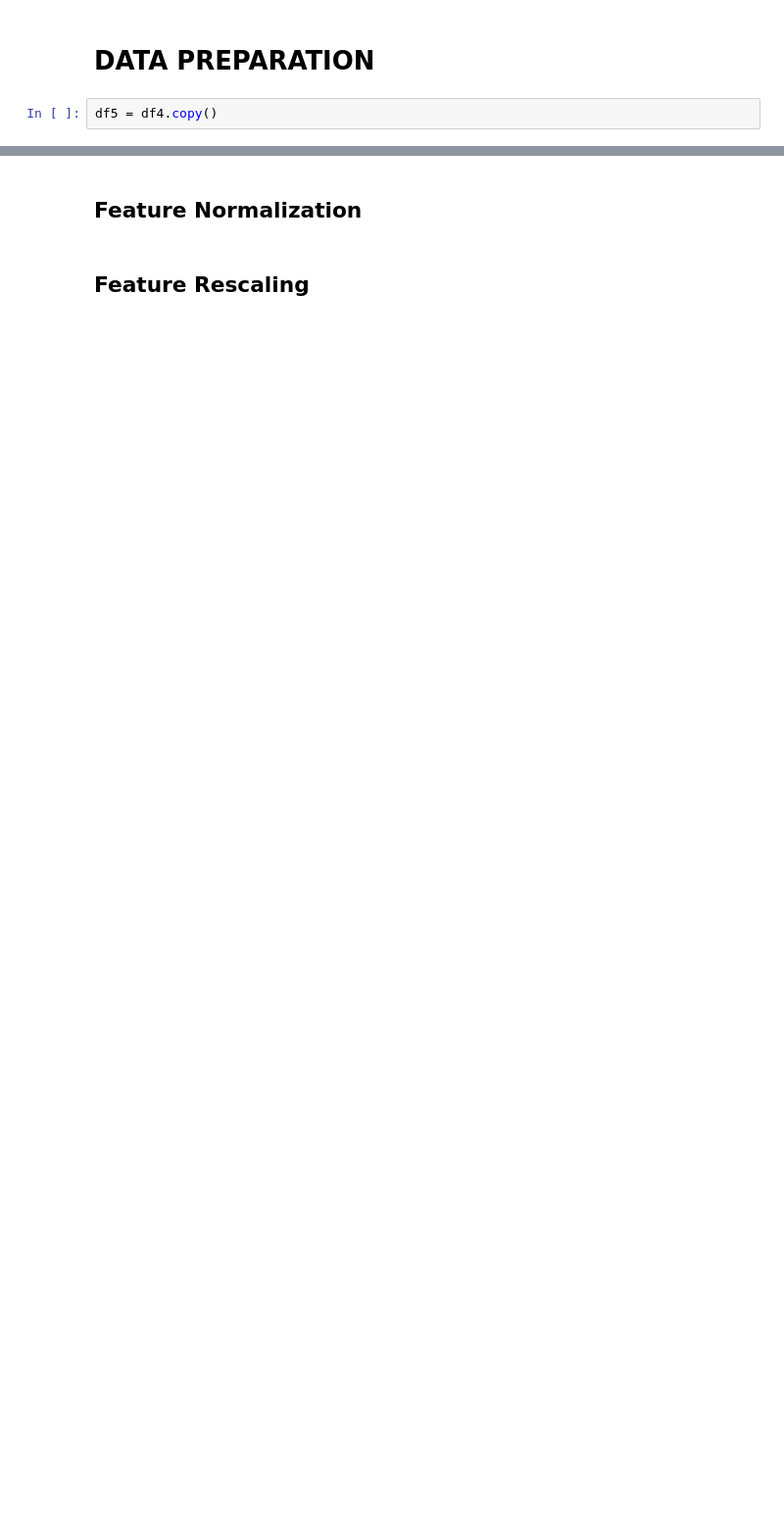
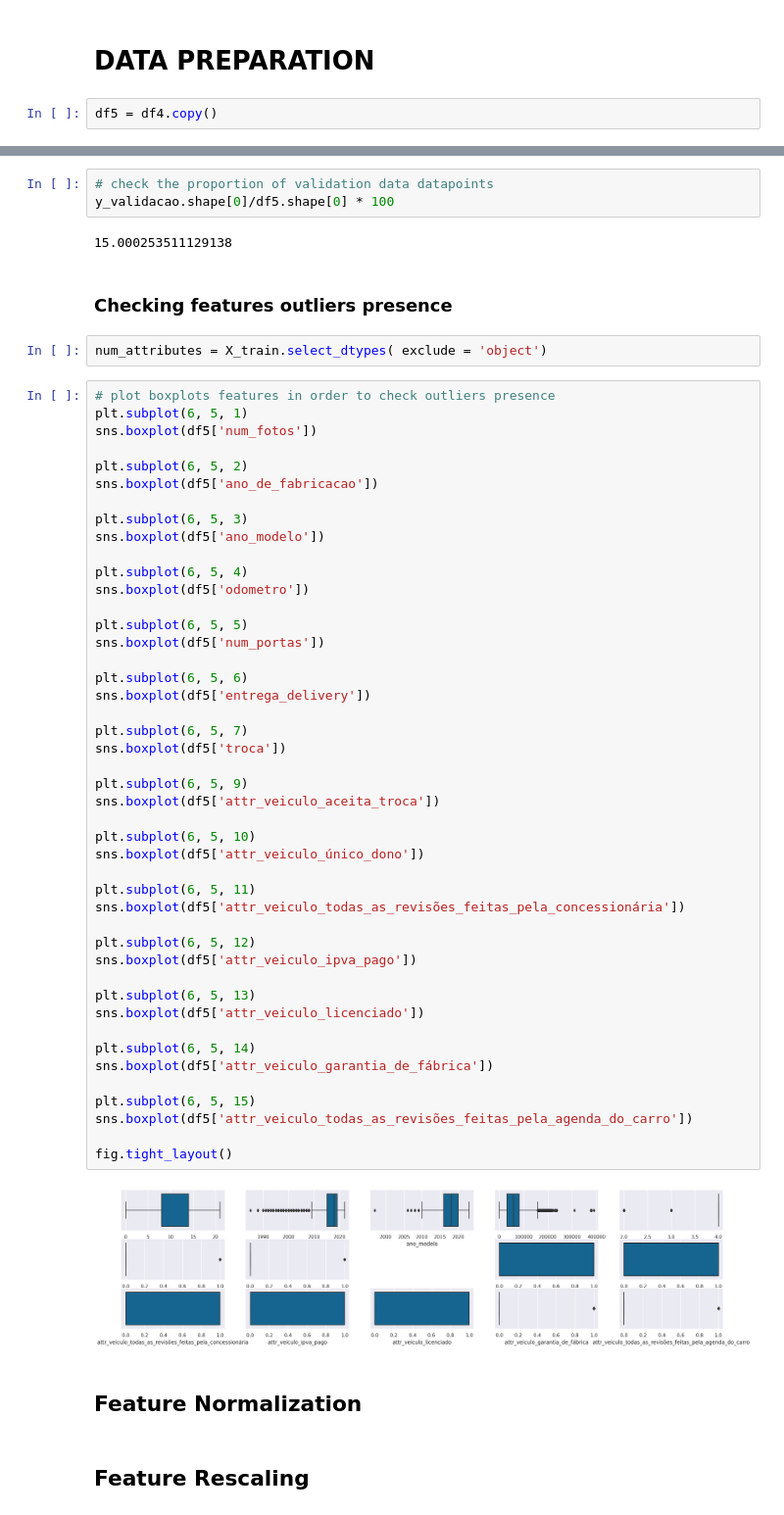
Before and after one commit to marxcerqueira/hackday-cds-time1, a Jupyter notebook: notebook/hackday-cds-time1.ipynb, the cells around one changed output, grey strips where cells are left out. Shown at 98% size. Cells and saved outputs as stored; diff of their text form; blank space fills up the shorter version.

```diff
--- a/notebook/hackday-cds-time1.ipynb
+++ b/notebook/hackday-cds-time1.ipynb
@@ -980,3 +675,59 @@ Name: attr_veiculo_licenciado, dtype: int64
+# %%
+# check the proportion of validation data datapoints
+y_validacao.shape[0]/df5.shape[0] * 100
+# %% [output]
+15.000253511129138
+# %% [markdown]
+### Checking features outliers presence
+# %%
+num_attributes = X_train.select_dtypes( exclude = 'object')
+# %%
+# plot boxplots features in order to check outliers presence
+plt.subplot(6, 5, 1)
+sns.boxplot(df5['num_fotos'])
+
+plt.subplot(6, 5, 2)
+sns.boxplot(df5['ano_de_fabricacao'])
+
+plt.subplot(6, 5, 3)
+sns.boxplot(df5['ano_modelo'])
+
+plt.subplot(6, 5, 4)
+sns.boxplot(df5['odometro'])
+
+plt.subplot(6, 5, 5)
+sns.boxplot(df5['num_portas'])
+
+plt.subplot(6, 5, 6)
+sns.boxplot(df5['entrega_delivery'])
+
+plt.subplot(6, 5, 7)
+sns.boxplot(df5['troca'])
+
+plt.subplot(6, 5, 9)
+sns.boxplot(df5['attr_veiculo_aceita_troca'])
+
+plt.subplot(6, 5, 10)
+sns.boxplot(df5['attr_veiculo_único_dono'])
+
+plt.subplot(6, 5, 11)
+sns.boxplot(df5['attr_veiculo_todas_as_revisões_feitas_pela_concessionária'])
+
+plt.subplot(6, 5, 12)
+sns.boxplot(df5['attr_veiculo_ipva_pago'])
+
+plt.subplot(6, 5, 13)
+sns.boxplot(df5['attr_veiculo_licenciado'])
+
+plt.subplot(6, 5, 14)
+sns.boxplot(df5['attr_veiculo_garantia_de_fábrica'])
+
+plt.subplot(6, 5, 15)
+sns.boxplot(df5['attr_veiculo_todas_as_revisões_feitas_pela_agenda_do_carro'])
+
+fig.tight_layout()
+# %% [output]
+[figure, added]
 # %% [markdown]
 ## Feature Normalization
 # %% [markdown]
```
Also changed, not shown: parts of 132 cells of this notebook, 7 other files.
